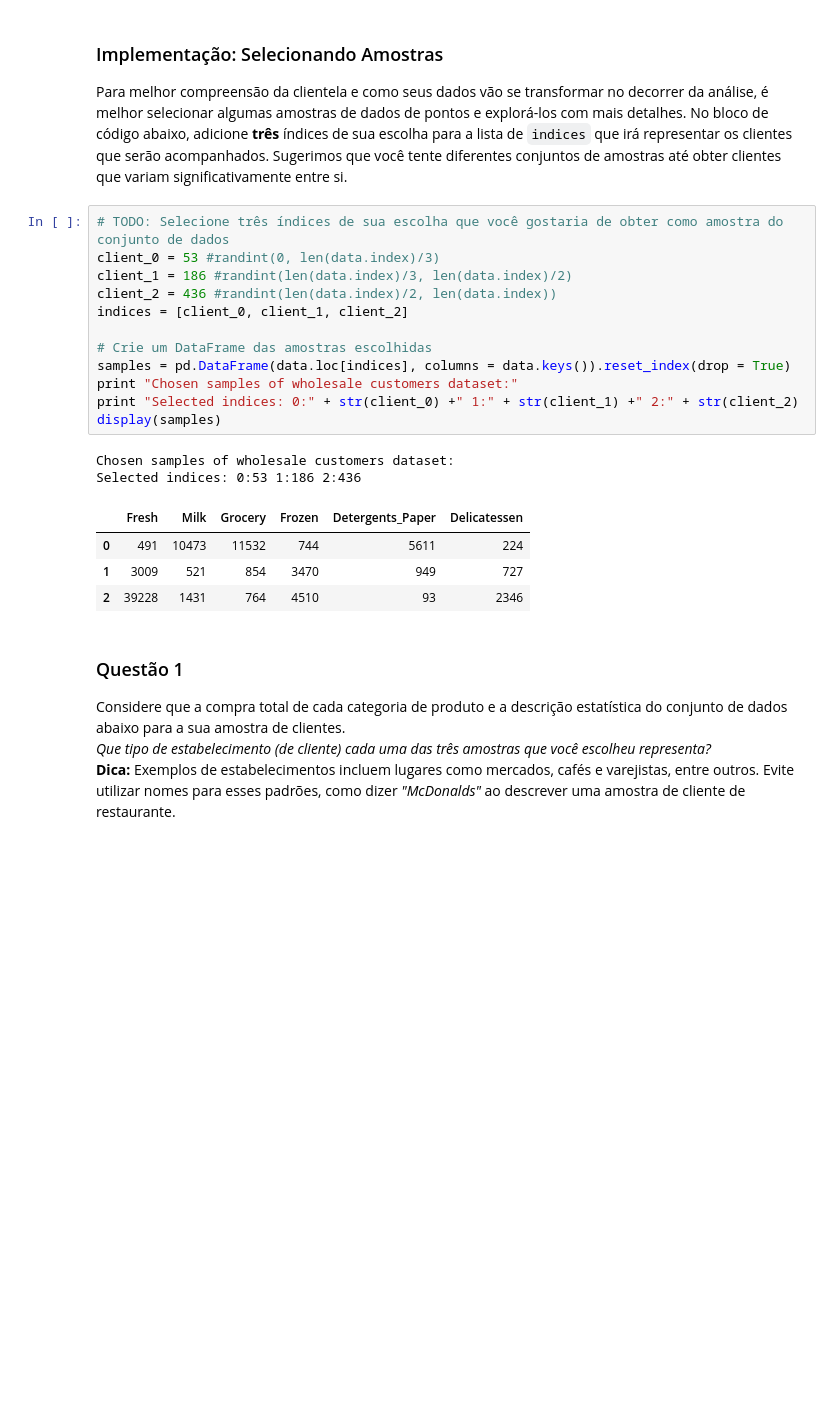
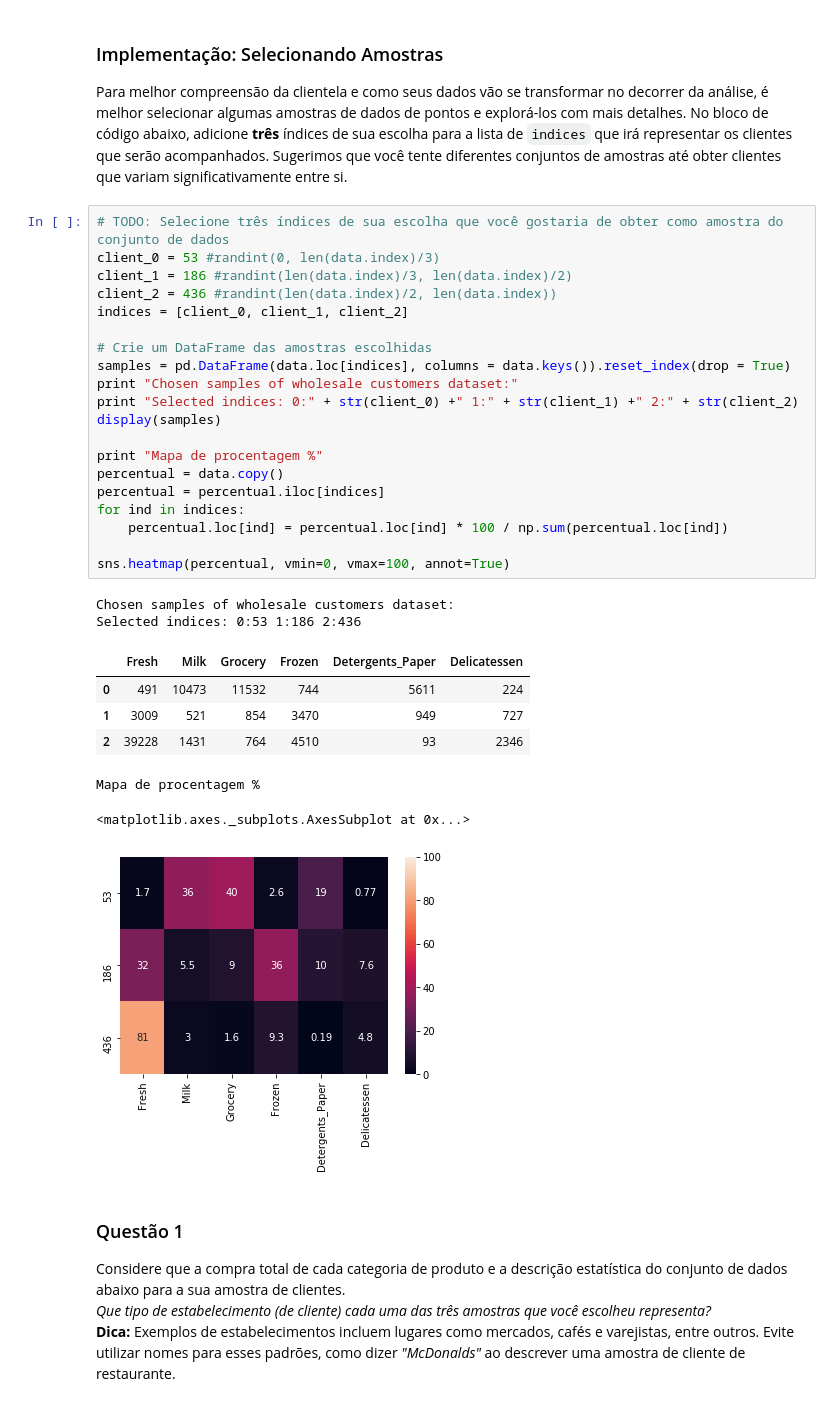
Before and after one commit to paulohecosta/creating_customer_segments, a Jupyter notebook: customer_segments_PT.ipynb, the cells around one changed output. Drawn from its saved outputs; the diff is of its cells as text; blank space fills up the shorter version.

```diff
--- a/customer_segments_PT.ipynb
+++ b/customer_segments_PT.ipynb
@@ -68,22 +67,33 @@ Para melhor compreensão da clientela e como seus dados vão se transformar no d
 # %%
 # TODO: Selecione três índices de sua escolha que você gostaria de obter como amostra do conjunto de dados
 client_0 = 53 #randint(0, len(data.index)/3)
 client_1 = 186 #randint(len(data.index)/3, len(data.index)/2)
 client_2 = 436 #randint(len(data.index)/2, len(data.index))
 indices = [client_0, client_1, client_2]
 
 # Crie um DataFrame das amostras escolhidas
 samples = pd.DataFrame(data.loc[indices], columns = data.keys()).reset_index(drop = True)
 print "Chosen samples of wholesale customers dataset:"
 print "Selected indices: 0:" + str(client_0) +" 1:" + str(client_1) +" 2:" + str(client_2)
 display(samples)
+
+print "Mapa de procentagem %"
+percentual = data.copy()
+percentual = percentual.iloc[indices]
+for ind in indices:
+    percentual.loc[ind] = percentual.loc[ind] * 100 / np.sum(percentual.loc[ind])
+
+sns.heatmap(percentual, vmin=0, vmax=100, annot=True)
 # %% [output]
 Chosen samples of wholesale customers dataset:
 Selected indices: 0:53 1:186 2:436
 |  | Fresh | Milk | Grocery | Frozen | Detergents_Paper | Delicatessen |
 | 0 | 491 | 10473 | 11532 | 744 | 5611 | 224 |
 | 1 | 3009 | 521 | 854 | 3470 | 949 | 727 |
 | 2 | 39228 | 1431 | 764 | 4510 | 93 | 2346 |
+Mapa de procentagem %
+<matplotlib.axes._subplots.AxesSubplot at 0x...>
+[figure, added]
 # %% [markdown]
 ### Questão 1
 Considere que a compra total de cada categoria de produto e a descrição estatística do conjunto de dados abaixo para a sua amostra de clientes.
```
Also changed, not shown: parts of 14 cells of this notebook, 1 other file.
